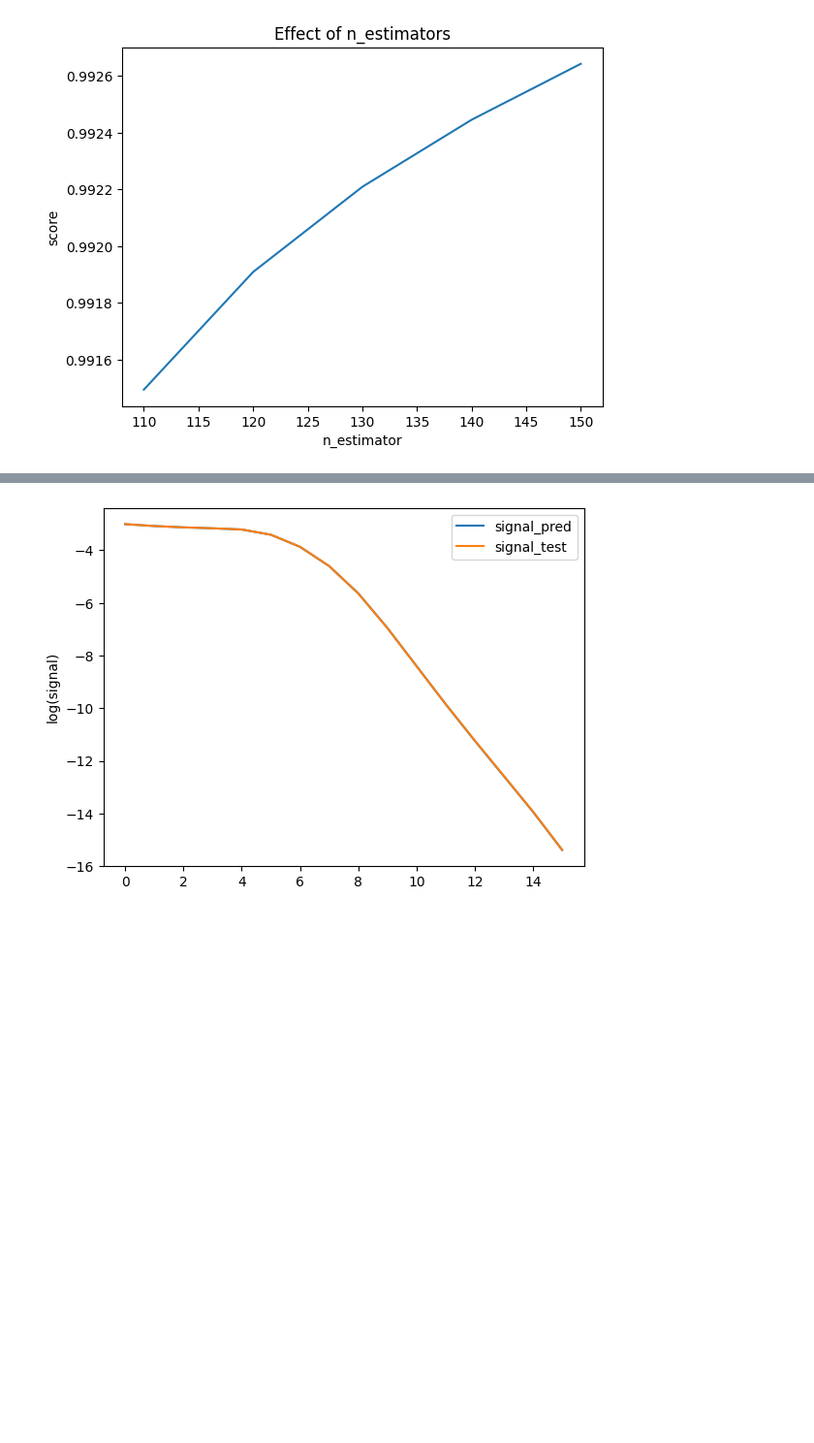
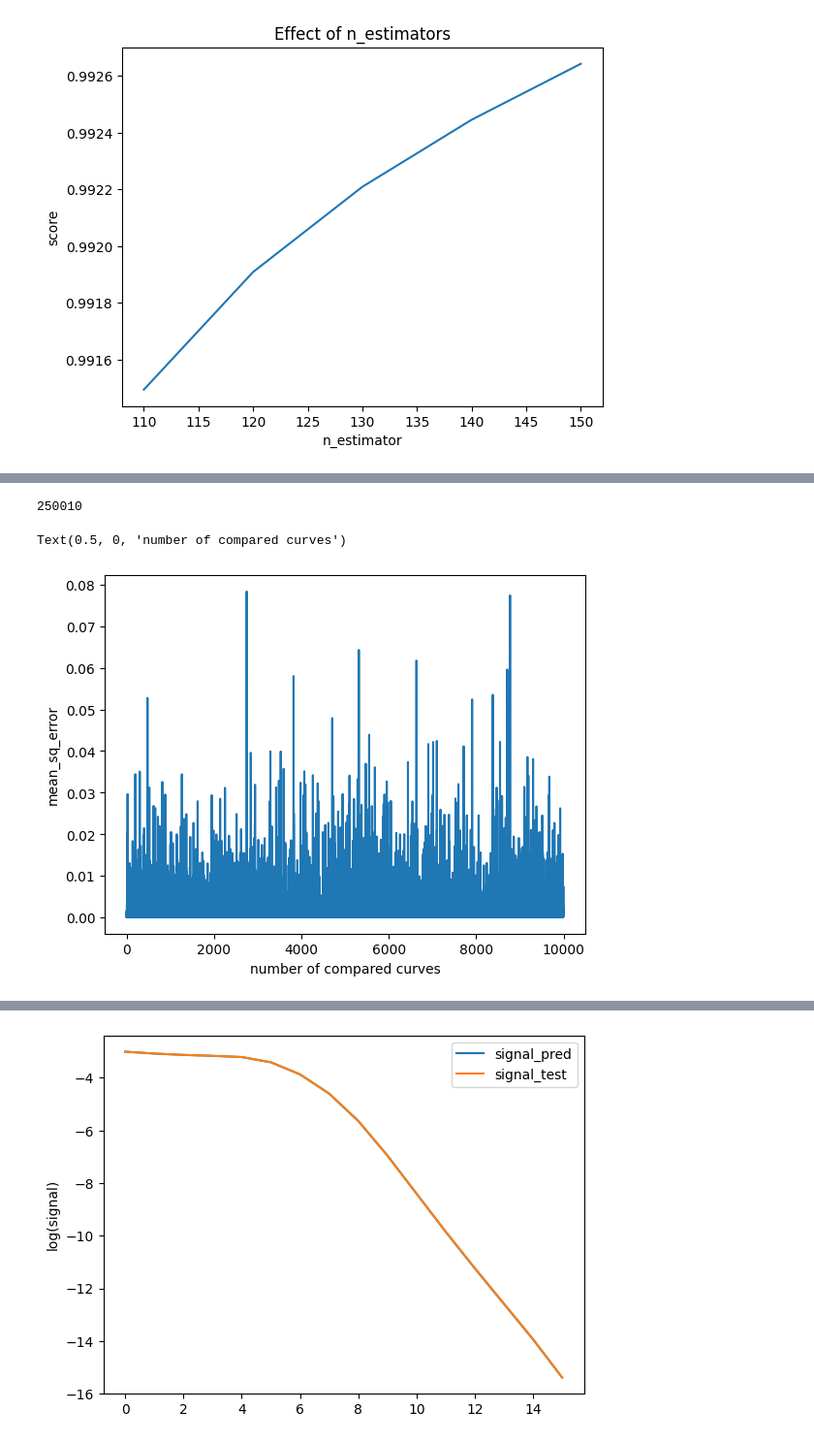
Before and after one commit to KirillAnokhin/MLProject, a Jupyter notebook: notebook.ipynb, the cells around one changed output, grey strips where cells are left out. Shown at 97% size. Cells and saved outputs as stored; diff of their text form; code cells hidden in the pictures; blank space fills up the shorter version.

Commit message:
add graph for mean squad err and delta

```diff
--- a/notebook.ipynb
+++ b/notebook.ipynb
@@ -185,2 +187,20 @@ Mean squared error: 0.0000270236262790669859641
 Coefficient of determination: 0.99
 Model score:  0.9926426366007906620936296
+# %%
+mean_sq_err = []
+i = 0
+print(len(signal_test))
+for test, pred in zip(signal_test, signal_pred):
+    mean_sq_err.append(mean_squared_error(test, pred))
+    #print("Mean squared error: %.25f" % mean_squared_error(test, pred))
+    i+=1
+    if i == 10000:
+        break
+
+plt.plot(mean_sq_err, label='mean_sq_err')
+plt.ylabel('mean_sq_error')
+plt.xlabel('number of compared curves')
+# %% [output]
+250010
+Text(0.5, 0, 'number of compared curves')
+[figure, added]
```
Also changed, not shown: parts of 15 cells of this notebook.
